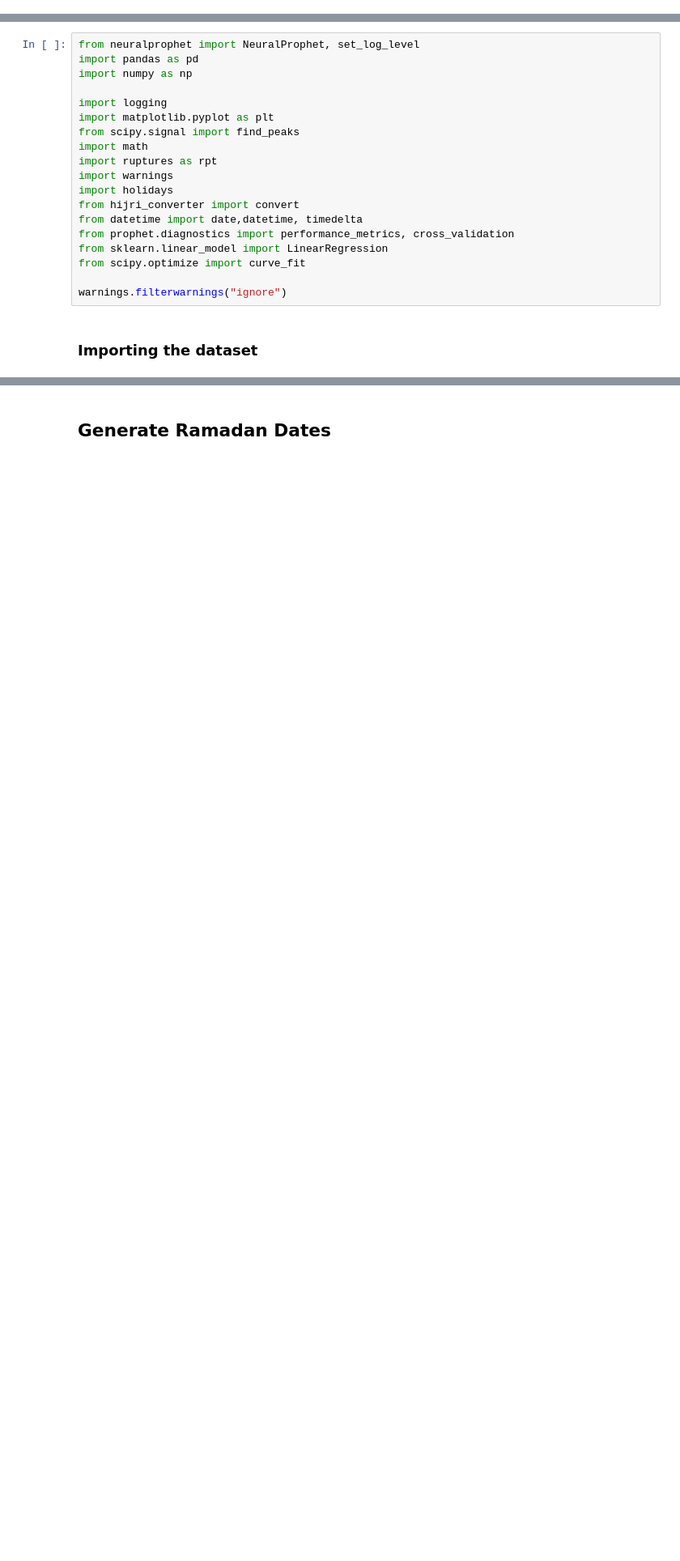
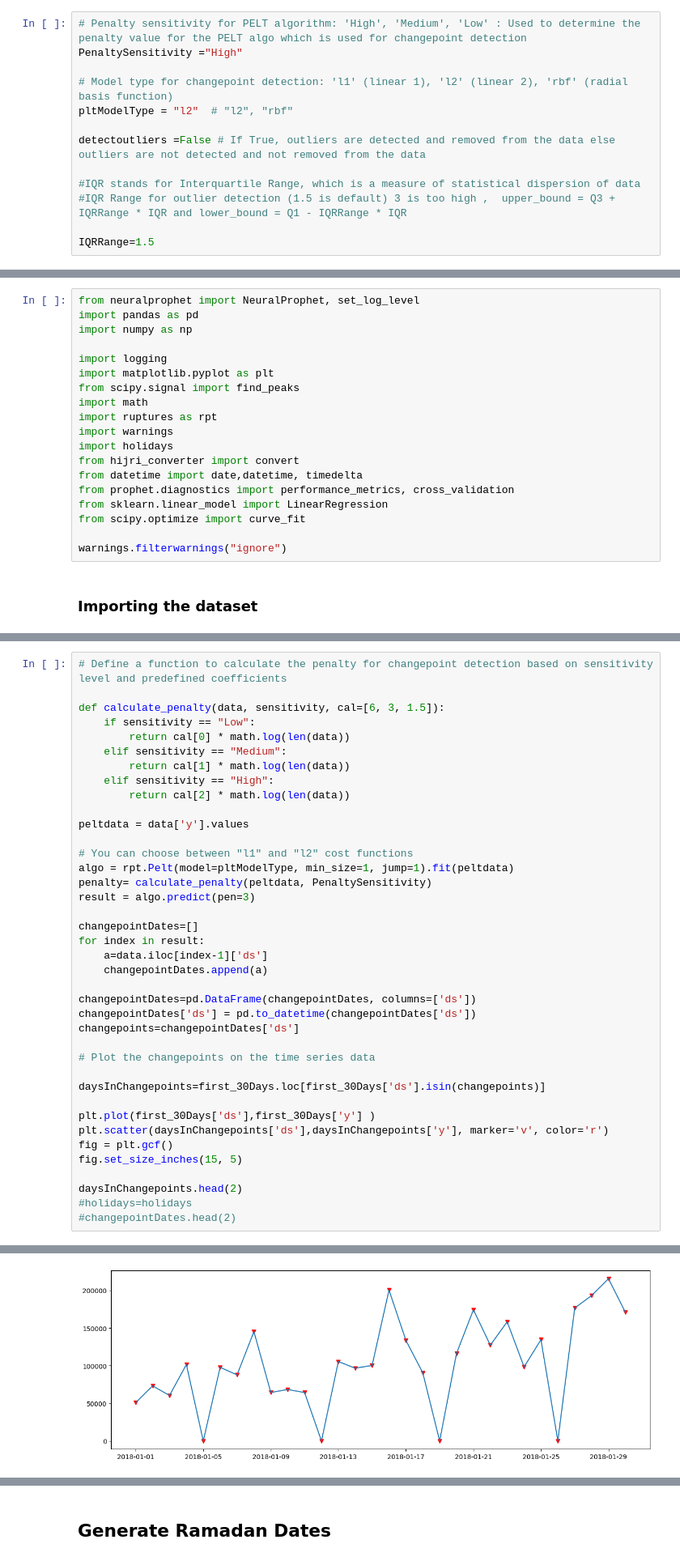
Before and after one commit to Ajazahmad94/DemandForecasting, a Jupyter notebook: models/Neural-Prophet.ipynb, the cells around one changed output, grey strips where cells are left out. Shown: that part at 81% size. Saved outputs shown, nothing was run; the diff lists cells and outputs as text; blank space fills up the shorter version.

```diff
--- a/models/Neural-Prophet.ipynb
+++ b/models/Neural-Prophet.ipynb
@@ -160,3 +200,16 @@ print(prophet_params)
+# %%
+# Penalty sensitivity for PELT algorithm: 'High', 'Medium', 'Low' : Used to determine the penalty value for the PELT algo which is used for changepoint detection
+PenaltySensitivity ="High"
+
+# Model type for changepoint detection: 'l1' (linear 1), 'l2' (linear 2), 'rbf' (radial basis function)
+pltModelType = "l2"  # "l2", "rbf"
+
+detectoutliers =False # If True, outliers are detected and removed from the data else outliers are not detected and not removed from the data
+
+#IQR stands for Interquartile Range, which is a measure of statistical dispersion of data
+#IQR Range for outlier detection (1.5 is default) 3 is too high ,  upper_bound = Q3 + IQRRange * IQR and lower_bound = Q1 - IQRRange * IQR
+
+IQRRange=1.5
 # %% [markdown]
 # ****Prophet Algorithm****
 # %% [markdown]
@@ -211,0 +414,40 @@ data.head(2)
+# %%
+# Define a function to calculate the penalty for changepoint detection based on sensitivity level and predefined coefficients
+
+def calculate_penalty(data, sensitivity, cal=[6, 3, 1.5]):
+    if sensitivity == "Low":
+        return cal[0] * math.log(len(data))
+    elif sensitivity == "Medium":
+        return cal[1] * math.log(len(data))
+    elif sensitivity == "High":
+        return cal[2] * math.log(len(data))
+
+peltdata = data['y'].values
+
+# You can choose between "l1" and "l2" cost functions
+algo = rpt.Pelt(model=pltModelType, min_size=1, jump=1).fit(peltdata)
+penalty= calculate_penalty(peltdata, PenaltySensitivity)
+result = algo.predict(pen=3)
+
+changepointDates=[]
+for index in result:
+    a=data.iloc[index-1]['ds']
+    changepointDates.append(a)
+
+changepointDates=pd.DataFrame(changepointDates, columns=['ds'])
+changepointDates['ds'] = pd.to_datetime(changepointDates['ds'])
+changepoints=changepointDates['ds']
+
+# Plot the changepoints on the time series data
+
+daysInChangepoints=first_30Days.loc[first_30Days['ds'].isin(changepoints)]
+
+plt.plot(first_30Days['ds'],first_30Days['y'] )
+plt.scatter(daysInChangepoints['ds'],daysInChangepoints['y'], marker='v', color='r')
+fig = plt.gcf()
+fig.set_size_inches(15, 5)
+
+daysInChangepoints.head(2)
+#holidays=holidays
+#changepointDates.head(2)
+# %% [output]
@@ -211,0 +457 @@ data.head(2)
+[figure, added]
```
Also changed, not shown: parts of 41 cells of this notebook.
